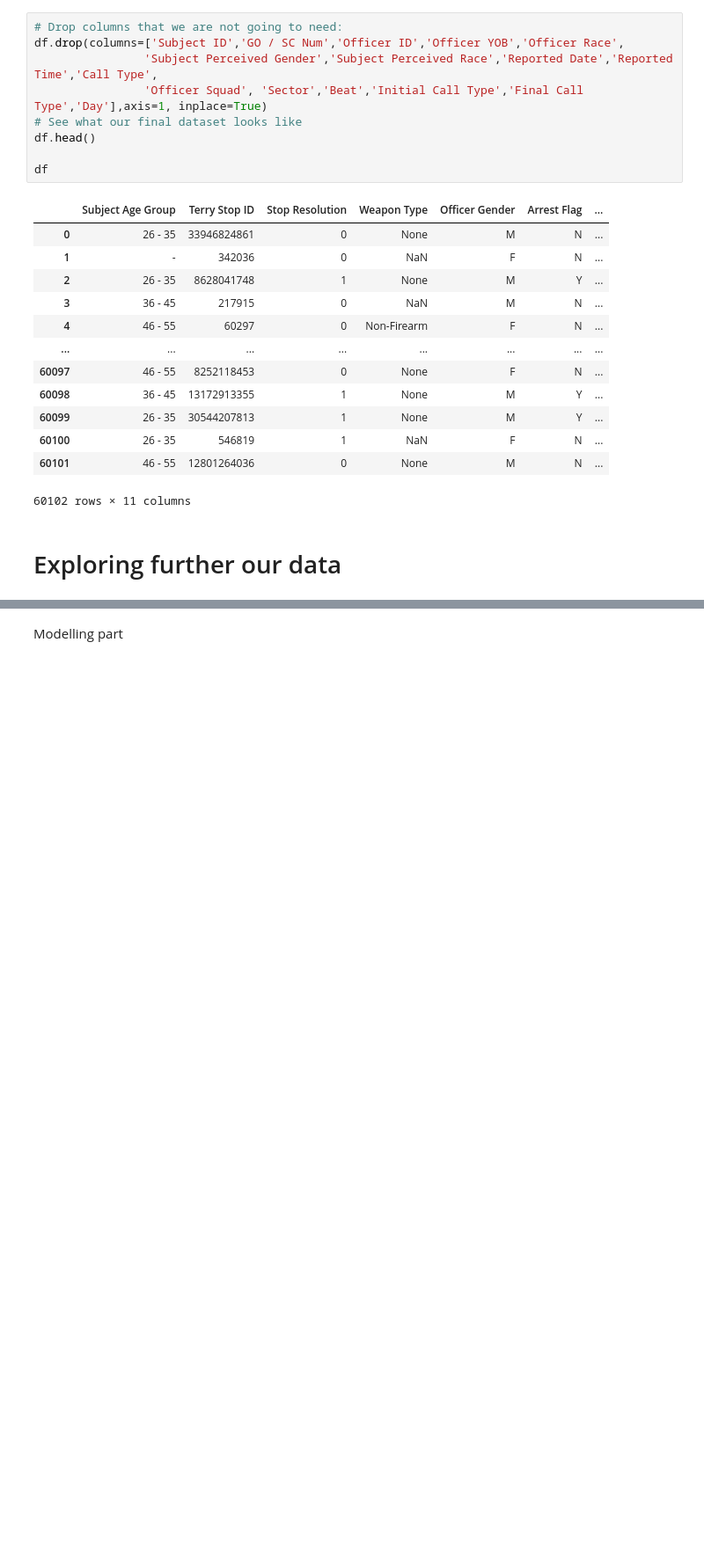
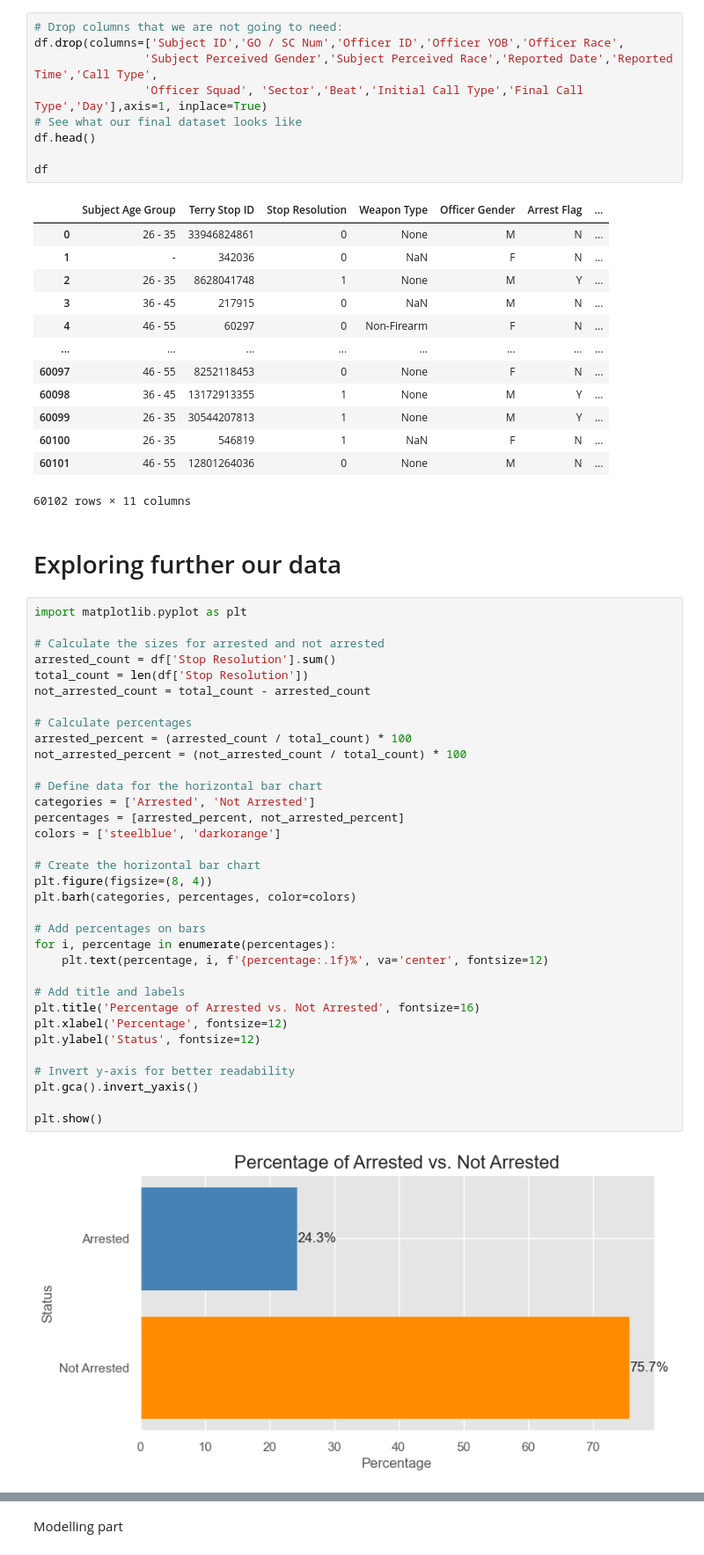
Before and after one commit to Allan-Kipkemei/Dsc-phase-3-project, a Jupyter notebook: code_checkpoints/main.ipynb, the cells around one changed output, grey strips where cells are left out. Shown: that part at 88% size. Drawn from its saved outputs; the diff is of its cells as text; blank space fills up the shorter version.

```diff
--- a/code_checkpoints/main.ipynb
+++ b/code_checkpoints/main.ipynb
@@ -221,6 +230,42 @@ df
 60102 rows × 11 columns
 # %% [markdown]
 <h1>Exploring further our data</h1>
+# %%
+import matplotlib.pyplot as plt
+
+# Calculate the sizes for arrested and not arrested
+arrested_count = df['Stop Resolution'].sum()
+total_count = len(df['Stop Resolution'])
+not_arrested_count = total_count - arrested_count
+
+# Calculate percentages
+arrested_percent = (arrested_count / total_count) * 100
+not_arrested_percent = (not_arrested_count / total_count) * 100
+
+# Define data for the horizontal bar chart
+categories = ['Arrested', 'Not Arrested']
+percentages = [arrested_percent, not_arrested_percent]
+colors = ['steelblue', 'darkorange']
+
+# Create the horizontal bar chart
+plt.figure(figsize=(8, 4))
+plt.barh(categories, percentages, color=colors)
+
+# Add percentages on bars
+for i, percentage in enumerate(percentages):
+    plt.text(percentage, i, f'{percentage:.1f}%', va='center', fontsize=12)
+
+# Add title and labels
+plt.title('Percentage of Arrested vs. Not Arrested', fontsize=16)
+plt.xlabel('Percentage', fontsize=12)
+plt.ylabel('Status', fontsize=12)
+
+# Invert y-axis for better readability
+plt.gca().invert_yaxis()
+
+plt.show()
+# %% [output]
+[figure, added]
 # %%
 import matplotlib.pyplot as plt
 import seaborn as sns
```
Also changed, not shown: parts of 25 cells of this notebook, 14 other files.
